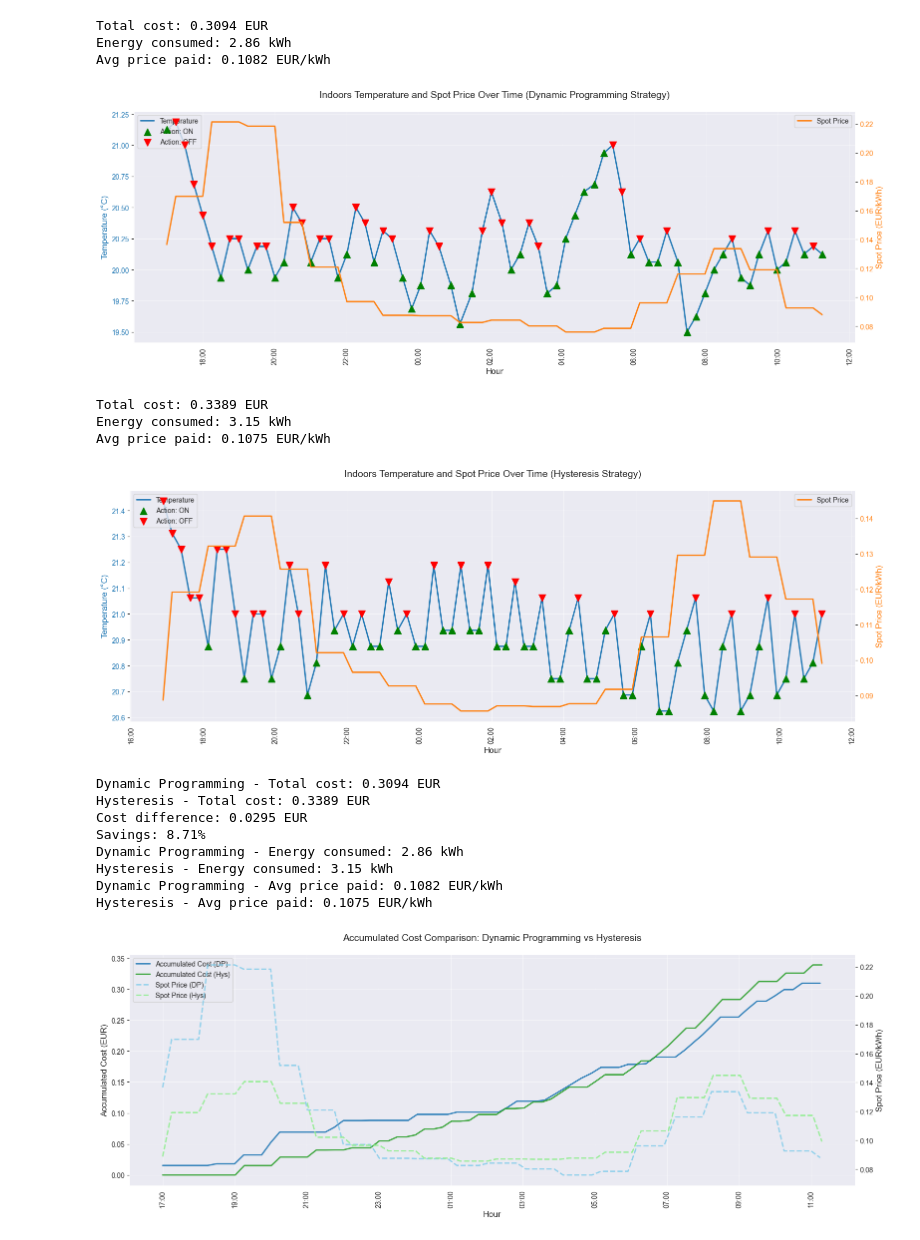
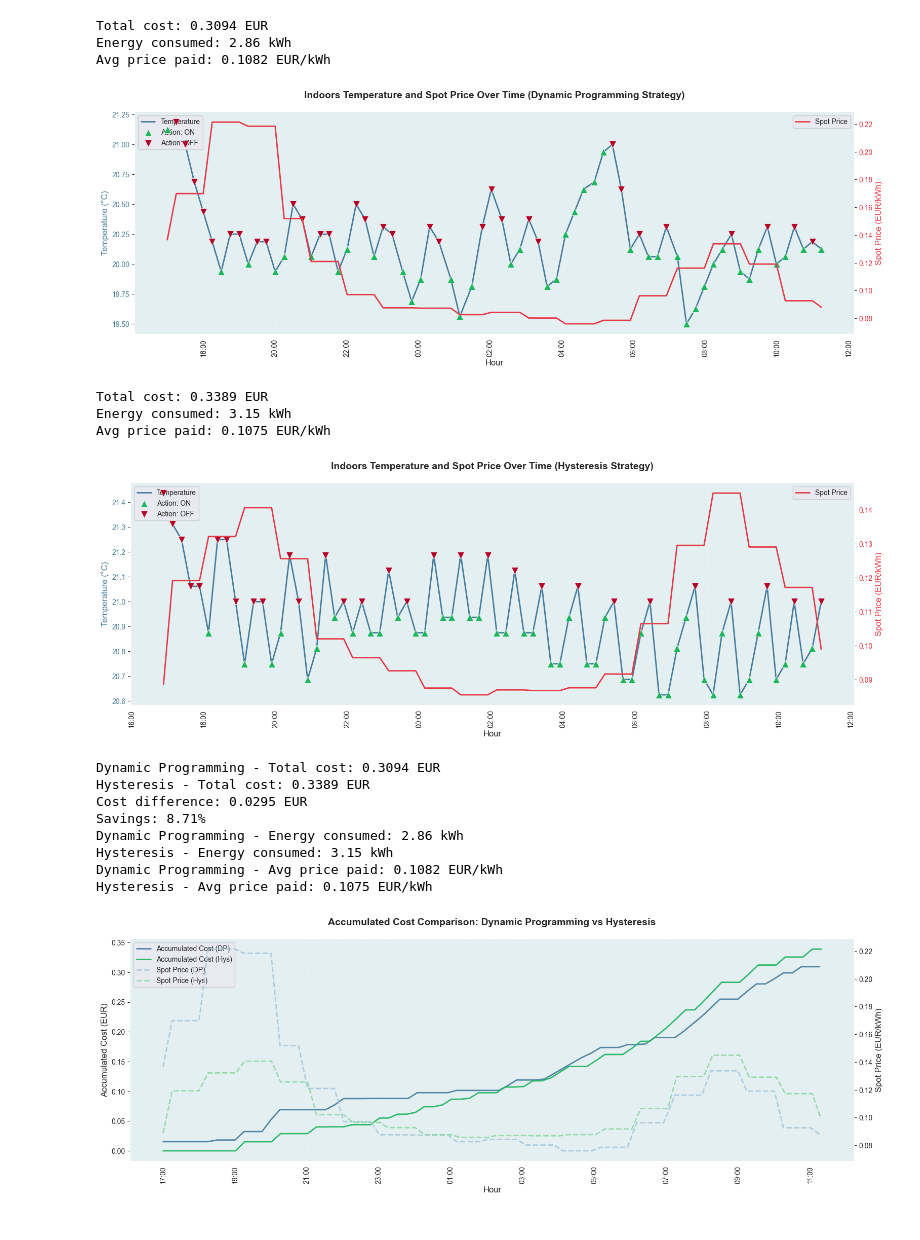
Before and after one commit to KaffeDiem/mpc-prototype, a Jupyter notebook: data/plot v2.ipynb, the cells around one changed output. Saved outputs shown, nothing was run; the diff lists cells and outputs as text; code cells hidden in the pictures.

Commit message:
Use correct plot styling

```diff
--- a/data/plot v2.ipynb
+++ b/data/plot v2.ipynb
@@ -3,10 +3,23 @@ import numpy as np
 import pandas as pd
 import matplotlib.pyplot as plt
 import matplotlib.dates as mdates
-import seaborn as sns
 
-# Set the style
-sns.set_style("darkgrid")
+# Color palette (Framna styling)
+FRAMNA_BACKGROUND = "#FFFFFF"
+FRAMNA_BLACK = "#000000"
+FRAMNA_GREEN = "#1CB65D"
+FRAMNA_BLUE = "#E3EFF1"
+FRAMNA_RED = "#B20126"
+COLOR_PRIMARY = "#457b9d"
+COLOR_ACCENT = "#e63946"
+
+def style_ax(ax, xlabel, ylabel, title):
+    ax.set_xlabel(xlabel, fontsize=12, fontweight="medium")
+    ax.set_ylabel(ylabel, fontsize=12, fontweight="medium")
+    ax.set_title(title, fontsize=14, fontweight="semibold", pad=20)
+    ax.grid(True, alpha=0.3, linestyle="--")
+    ax.spines["top"].set_visible(False)
+    ax.spines["right"].set_visible(False)
 
 df_dp = pd.read_csv("stats_2025-10-15_16-59-11.csv")
 df_dp['datetime'] = pd.to_datetime(df_dp['datetime'])
@@ -80,7 +93,7 @@ plt.show()
 Total cost: 0.3094 EUR
 Energy consumed: 2.86 kWh
 Avg price paid: 0.1082 EUR/kWh
-[figure, old version]
+[figure, new version]
 # %%
 fig, ax1 = plt.subplots(figsize=(16, 6))
 
@@ -137,7 +150,7 @@ plt.show()
 Total cost: 0.3389 EUR
 Energy consumed: 3.15 kWh
 Avg price paid: 0.1075 EUR/kWh
-[figure, old version]
+[figure, new version]
 # %%
 # Manually calculate cost from watts_on and spot price
 # cost = (watts / 1000) * hours * price_per_kwh
@@ -161,27 +174,26 @@ df_dp['elapsed_hours'] = df_dp['hour_minute'].apply(lambda x: x - start_hour_dp
 df_hys['elapsed_hours'] = df_hys['hour_minute'].apply(lambda x: x - start_hour_hys if x >= start_hour_hys else (24 - start_hour_hys) + x)
 
 fig, ax1 = plt.subplots(figsize=(16, 6))
+fig.set_facecolor(FRAMNA_BACKGROUND)
+ax1.set_facecolor(FRAMNA_BLUE)
 
 # Plot accumulated cost on the left y-axis
-# Color scheme: Day 1 (DP) = blues, Day 2 (Hys) = greens
-color_dp = '#1f77b4'  # Blue for DP accumulated cost
-color_hys = '#2ca02c'  # Green for Hys accumulated cost
-ax1.set_xlabel('Hour', fontsize=12)
-ax1.set_ylabel('Accumulated Cost (EUR)', fontsize=12)
-line1 = ax1.plot(df_dp['elapsed_hours'], df_dp['accumulated_cost'], color=color_dp, linewidth=2, label='Accumulated Cost (DP)', alpha=0.9, zorder=1)
-line2 = ax1.plot(df_hys['elapsed_hours'], df_hys['accumulated_cost'], color=color_hys, linewidth=2, label='Accumulated Cost (Hys)', alpha=0.9, zorder=1)
+# Color scheme: DP = primary blue, Hys = green
+line1 = ax1.plot(df_dp['elapsed_hours'], df_dp['accumulated_cost'], color=COLOR_PRIMARY, linewidth=2, label='Accumulated Cost (DP)', alpha=0.9, zorder=1)
+line2 = ax1.plot(df_hys['elapsed_hours'], df_hys['accumulated_cost'], color=FRAMNA_GREEN, linewidth=2, label='Accumulated Cost (Hys)', alpha=0.9, zorder=1)
 ax1.tick_params(axis='y')
 
 # Create a second y-axis for spot price on the right
 ax2 = ax1.twinx()
-ax2.set_ylabel('Spot Price (EUR/kWh)', fontsize=12)
-# Plot both spot prices for comparison - matching colors with their respective days
-color_price_dp = '#87CEEB'  # Light blue for DP day spot price
-color_price_hys = '#90EE90'  # Light green for Hys day spot price
+ax2.set_ylabel('Spot Price (EUR/kWh)', fontsize=12, fontweight="medium")
+# Plot both spot prices for comparison - lighter versions of main colors
+color_price_dp = '#a8c9dc'  # Light blue for DP day spot price
+color_price_hys = '#8ed9a5'  # Light green for Hys day spot price
 line3 = ax2.plot(df_dp['elapsed_hours'], df_dp['current_spot_price_eur_kwh'], color=color_price_dp, linewidth=2, label='Spot Price (DP)', alpha=0.9, linestyle='--', zorder=1)
 line4 = ax2.plot(df_hys['elapsed_hours'], df_hys['current_spot_price_eur_kwh'], color=color_price_hys, linewidth=2, label='Spot Price (Hys)', alpha=0.9, linestyle='--', zorder=1)
 ax2.tick_params(axis='y')
-ax2.grid(False, alpha=0.0)
+ax2.grid(False)
+ax2.spines["top"].set_visible(False)
 
 # Set x-axis ticks at regular intervals and convert to time format
 # Get the start time and round up to the nearest hour
@@ -203,44 +215,43 @@ ax1.set_xticks(tick_positions)
 ax1.set_xticklabels(tick_labels)
 ax1.tick_params(axis='x', rotation=90)
 
-# Add title and grid
-plt.title('Accumulated Cost Comparison: Dynamic Programming vs Hysteresis', fontsize=14, pad=20)
-ax1.grid(True, alpha=0.5)
+# Apply styling to primary axis
+style_ax(ax1, 'Hour', 'Accumulated Cost (EUR)', 'Accumulated Cost Comparison: Dynamic Programming vs Hysteresis')
 
 # Combine legends from both axes
 lines = line1 + line2 + line3 + line4
 labels = [str(l.get_label()) for l in lines]
-ax1.legend(lines, labels, loc='upper left')
+ax1.legend(lines, labels, loc='upper left', fontsize=10, framealpha=0.95)
 
-fig.tight_layout()
+plt.tight_layout(pad=2.0)
 
 # Print final totals
 print(f"Dynamic Programming - Total cost: {df_dp['accumulated_cost'].iloc[-1]:.4f} EUR")
 print(f"Hysteresis - Total cost: {df_hys['accumulated_cost'].iloc[-1]:.4f} EUR")
 print(f"Cost difference: {abs(df_dp['accumulated_cost'].iloc[-1] - df_hys['accumulated_cost'].iloc[-1]):.4f} EUR")
 print(f"Savings: {((df_hys['accumulated_cost'].iloc[-1] - df_dp['accumulated_cost'].iloc[-1]) / df_hys['accumulated_cost'].iloc[-1] * 100):.2f}%")
 
 # Total energy consumed (kWh) - assuming 15-min intervals (0.25 hours)
 dp_energy_kwh = df_dp['watts_on'].sum() / 1000 * 0.25
 hys_energy_kwh = df_hys['watts_on'].sum() / 1000 * 0.25
 
 # Energy-weighted average price (actual EUR/kWh paid)
 dp_weighted_price = df_dp['calculated_cost_eur'].sum() / dp_energy_kwh if dp_energy_kwh > 0 else 0
 hys_weighted_price = df_hys['calculated_cost_eur'].sum() / hys_energy_kwh if hys_energy_kwh > 0 else 0
 
 print(f"Dynamic Programming - Energy consumed: {dp_energy_kwh:.2f} kWh")
 print(f"Hysteresis - Energy consumed: {hys_energy_kwh:.2f} kWh")
 print(f"Dynamic Programming - Avg price paid: {dp_weighted_price:.4f} EUR/kWh")
 print(f"Hysteresis - Avg price paid: {hys_weighted_price:.4f} EUR/kWh")
 
 plt.show()
 # %% [output]
 Dynamic Programming - Total cost: 0.3094 EUR
 Hysteresis - Total cost: 0.3389 EUR
 Cost difference: 0.0295 EUR
 Savings: 8.71%
 Dynamic Programming - Energy consumed: 2.86 kWh
 Hysteresis - Energy consumed: 3.15 kWh
 Dynamic Programming - Avg price paid: 0.1082 EUR/kWh
 Hysteresis - Avg price paid: 0.1075 EUR/kWh
-[figure, old version]
+[figure, new version]
```
